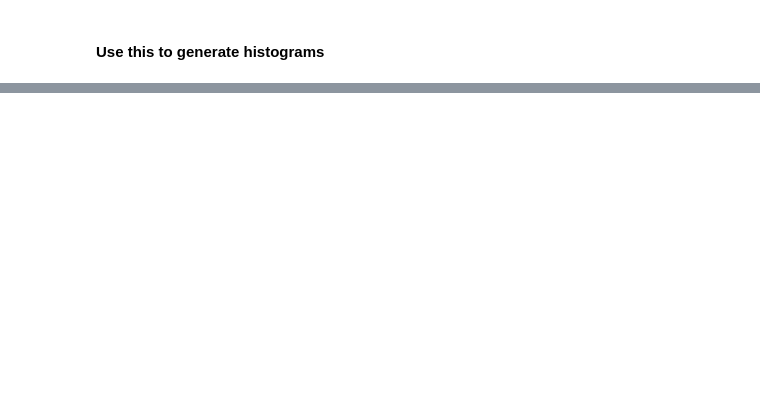
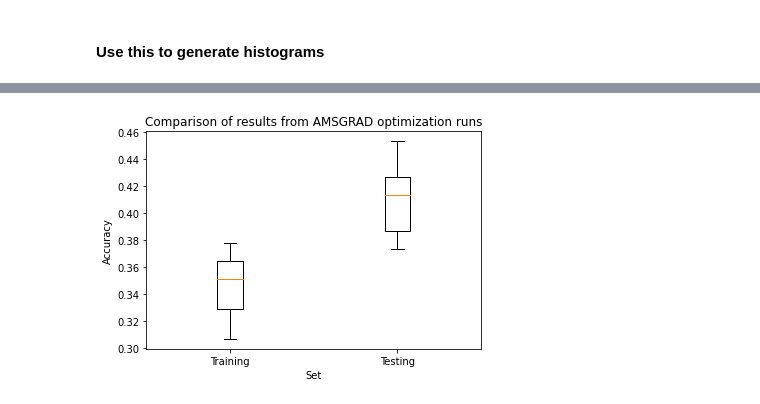
Before and after one commit to RicardoMonteiroSimoes/Quantum-Machine-Learning, a Jupyter notebook: code/circuit_to_latex.ipynb, the cells around one changed output, grey strips where cells are left out. Saved outputs shown, nothing was run; the diff lists cells and outputs as text; code cells hidden in the pictures; blank space fills up the shorter version.

```diff
--- a/code/circuit_to_latex.ipynb
+++ b/code/circuit_to_latex.ipynb
@@ -97,0 +244,7 @@ fig.savefig('../thesis/Appendices/calculated_circuit_histogram.svg', type="svg")
+# %%
+amsgrad_final_training = "mqo/runs/experiments/optimizer_hyperparameters/amsgrad_final.p"
+ml_final_training = pickle.load(open(amsgrad_final_training, "rb"))
+# %%
+training_scores = ml_final_training[0]['results'][0]['scoreTraining']
+testing_scores = ml_final_training[0]['results'][0]['scoreTesting']
+final_weights = np.array(ml_final_training[0]['results'][0]['finalWeights']).flatten()
@@ -97,0 +255,11 @@ fig.savefig('../thesis/Appendices/calculated_circuit_histogram.svg', type="svg")
+# %%
+boxplot_data = [training_scores, testing_scores]
+fig, ax = plt.subplots()
+ax.set_title("Comparison of results from AMSGRAD optimization runs")
+ax.boxplot(boxplot_data, labels=['Training', 'Testing'])
+ax.set_ylabel("Accuracy")
+ax.set_xlabel("Set")
+plt.show()
+fig.savefig('../thesis/Appendices/final_amsgrad_training_boxplot.svg')
+# %% [output]
+[figure, added]
```
Also changed, not shown: parts of 32 cells of this notebook, 17 other files.
